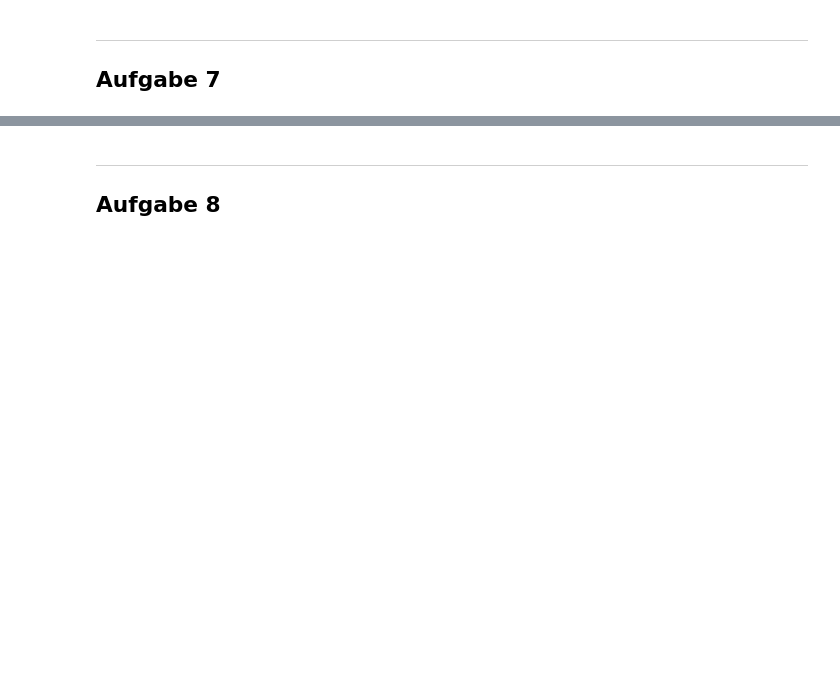
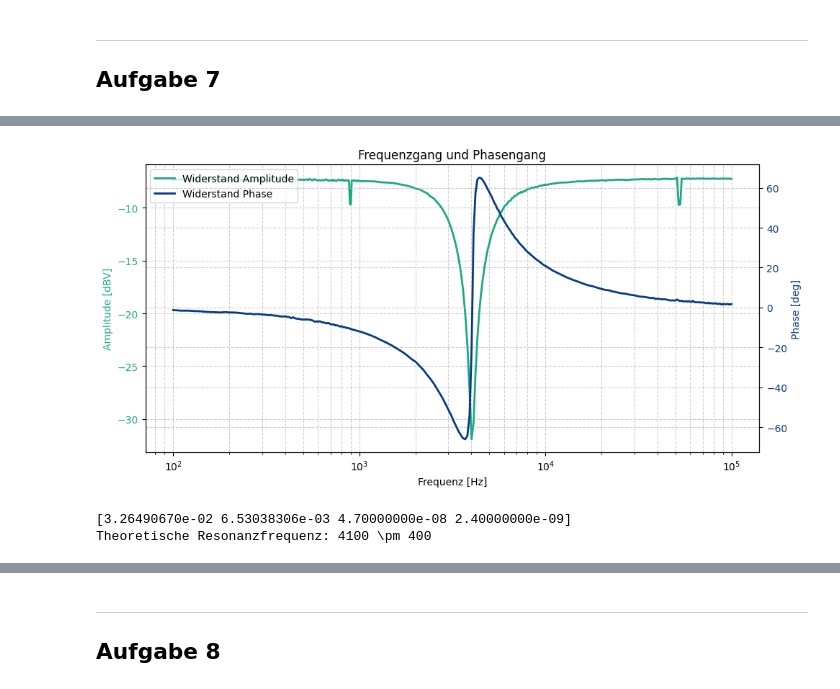
Before and after one commit to FinnZeumer/PAP-2, a Jupyter notebook: Versuche/241/Python/V241.ipynb, the cells around one changed output, grey strips where cells are left out. Saved outputs shown, nothing was run; the diff lists cells and outputs as text; code cells hidden in the pictures; blank space fills up the shorter version.

```diff
--- a/Versuche/241/Python/V241.ipynb
+++ b/Versuche/241/Python/V241.ipynb
@@ -639,3 +641,6 @@ plt.show()
 # %% [output]
 [figure]
 [figure]
+# %%
+def dB_to_Voltage(voltage):
+    return 10 ** (voltage / 20)
@@ -641,0 +671,7 @@ plt.show()
+# %%
+amps, freq = find_maxima(dfs, labels)
+amps = np.array([amps])
+
+Spannungen_Ausgang = dB_to_Voltage(amps)
+
+# print(fr'Die Ausgangsspannungen betragen: {np.round(Spannungen_Ausgang, 2)} Volt')
@@ -1016,0 +1335,63 @@ Log Dek avg: 0.45 \pm 0.16
+# %%
+labels = ["Widerstand"]
+colors = [c.LIGHT_GREEN]
+
+fig, ax1 = plt.subplots(figsize=(10, 5))
+
+for i, df in enumerate(dfs):
+    ax1.semilogx(
+        df["Hz"],
+        df["dBV"],
+        label=f"{labels[i]} Amplitude",
+        color=colors[i],
+        linewidth=2
+    )
+
+ax1.set_xlabel("Frequenz [Hz]")
+ax1.set_ylabel("Amplitude [dBV]", color=colors[0])
+ax1.tick_params(axis='y', labelcolor=colors[0])
+ax1.grid(True, which="both", linestyle="--", alpha=0.6)
+
+ax2 = ax1.twinx()
+
+for i, df in enumerate(dfs):
+    ax2.semilogx(
+        df["Hz"],
+        df["deg"],
+        label=f"{labels[i]} Phase",
+        color=c.BLUE,
+        linewidth=2,
+        # linestyle='--'
+    )
+
+ax2.set_ylabel("Phase [deg]", color=c.BLUE)
+ax2.tick_params(axis='y', labelcolor=c.BLUE)
+
+lines_1, labels_1 = ax1.get_legend_handles_labels()
+lines_2, labels_2 = ax2.get_legend_handles_labels()
+ax1.legend(lines_1 + lines_2, labels_1 + labels_2, loc='upper left')
+
+plt.title("Frequenzgang und Phasengang")
+plt.tight_layout()
+
+plt.savefig(f'{plt_save_folder}Frequenzgang_Phasengang_Kombiniert_{aufgabe}.pdf')
+plt.show()
+# %% [output]
+[figure, added]
+# %%
+f_teso = 1 / (2 * sp.pi * sp.sqrt(sym.L * sym.C))
+
+values = np.array([
+    avg_L1, err_avg_L1, #H
+    47 * 1e-9, 2.4 * 1e-9 #nF -> F
+])
+
+print(values)
+
+temp = pap.do_it(f_teso, [sym.L, sym.C], values, print_formula=False)
+val_f_teso = temp[0][0]
+err_f_teso = temp[0][1]
+print(fr'Theoretische Resonanzfrequenz: {pap.round_sig_digs(err_f_teso, val_f_teso)[2]}')
+# %% [output]
+[3.26490670e-02 6.53038306e-03 4.70000000e-08 2.40000000e-09]
+Theoretische Resonanzfrequenz: 4100 \pm 400
```
Also changed, not shown: parts of 25 cells of this notebook, 29 other files.
